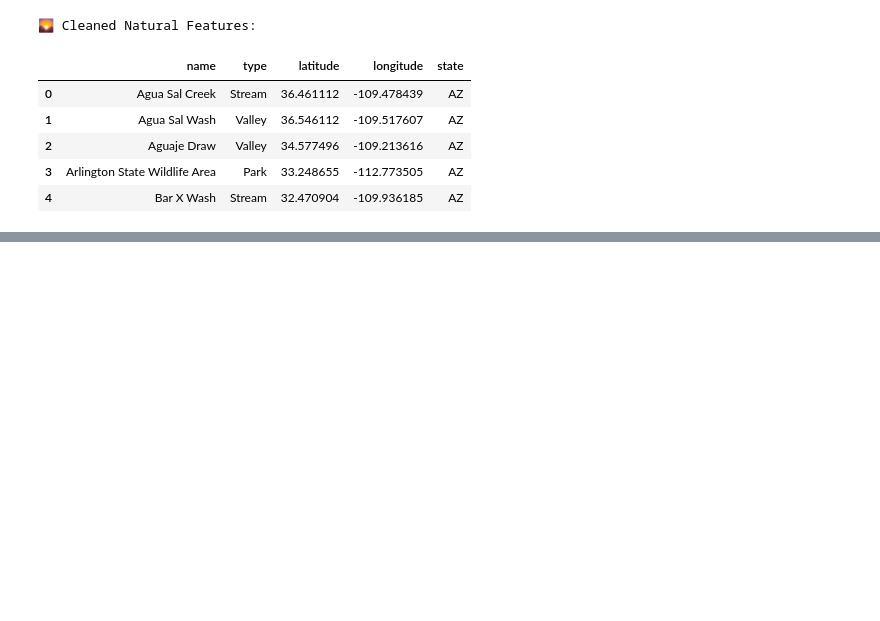
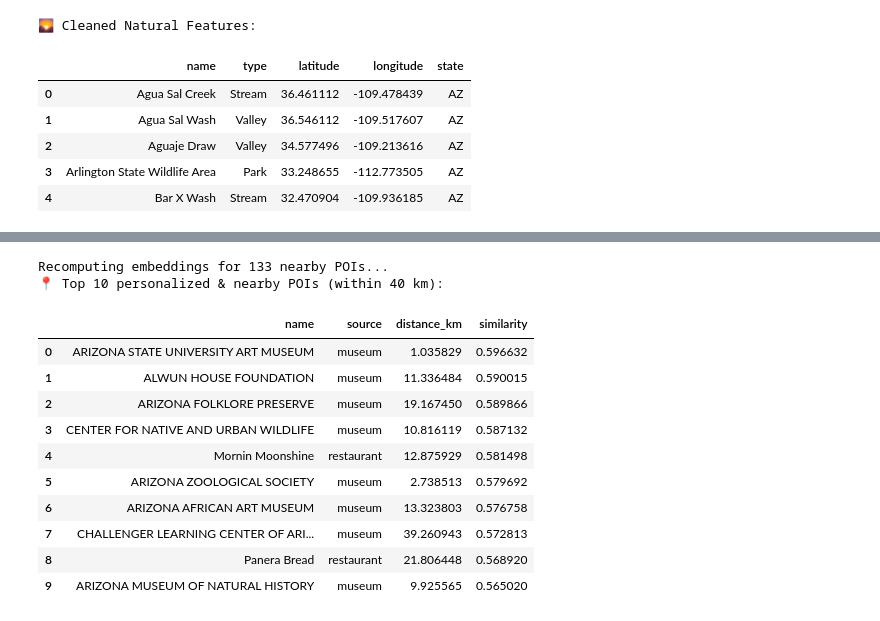
Before and after one commit to rajeshsawant98/genai-travel-planner, a Jupyter notebook: travel-planner-personalized-itinerary-generator.ipynb, the cells around one changed output, grey strips where cells are left out. Drawn from its saved outputs; the diff is of its cells as text; code cells hidden in the pictures; blank space fills up the shorter version.

Commit message:
Kaggle Notebook | Travel Planner: Personalized Itinerary Generator | Version 8

```diff
--- a/travel-planner-personalized-itinerary-generator.ipynb
+++ b/travel-planner-personalized-itinerary-generator.ipynb
@@ -133,0 +185,5 @@ display(gnis_poi.head())
+# %%
+# 🌵 Filter all POIs to Arizona
+museums_poi = museums_poi[museums_poi["state"] == "AZ"]
+yelp_poi = yelp_poi[yelp_poi["state"] == "AZ"]
+gnis_poi = gnis_poi[gnis_poi["state"] == "AZ"]
@@ -133,0 +297,72 @@ display(gnis_poi.head())
+# %%
+from math import radians, cos, sin, sqrt, atan2
+from sklearn.metrics.pairwise import cosine_similarity
+import numpy as np
+
+# 🌍 Define user's location (Tempe, AZ)
+user_lat = 33.4255
+user_lon = -111.9400
+
+# 📏 Haversine distance function
+def haversine(lat1, lon1, lat2, lon2):
+    R = 6371
+    dlat = radians(lat2 - lat1)
+    dlon = radians(lon2 - lon1)
+    a = sin(dlat/2)**2 + cos(radians(lat1)) * cos(radians(lat2)) * sin(dlon/2)**2
+    c = 2 * atan2(sqrt(a), sqrt(1-a))
+    return R * c
+
+# 📉 Compute distance for all POIs
+unified_pois["distance_km"] = unified_pois.apply(
+    lambda row: haversine(user_lat, user_lon, float(row["latitude"]), float(row["longitude"])),
+    axis=1
+)
+
+# ✅ Filter to 40 km radius
+nearby_pois = unified_pois[unified_pois["distance_km"] <= 40].copy().reset_index(drop=True)
+
+# 🔢 Recompute Gemini embeddings only for nearby POIs
+print(f"Recomputing embeddings for {len(nearby_pois)} nearby POIs...")
+poi_embeddings = []
+for text in nearby_pois["text"]:
+    response = genai.embed_content(
+        model="models/embedding-001",
+        content=text,
+        task_type="RETRIEVAL_DOCUMENT"
+    )
+    poi_embeddings.append(response["embedding"])
+
+# 🧠 Embed user interest again (if not already)
+user_embedding = genai.embed_content(
+    model="models/embedding-001",
+    content=user_interest,
+    task_type="RETRIEVAL_QUERY"
+)["embedding"]
+
+# 🔁 Cosine similarity
+poi_embeddings_np = np.array(poi_embeddings)
+user_embedding_np = np.array(user_embedding).reshape(1, -1)
+cosine_similarities = cosine_similarity(user_embedding_np, poi_embeddings_np)[0]
+
+# 📊 Add similarity score and rank
+nearby_pois["similarity"] = cosine_similarities
+ranked_pois = nearby_pois.sort_values(by=["similarity", "distance_km"], ascending=[False, True])
+personalized_pois = ranked_pois.head(10).reset_index(drop=True)
+
+# ✅ Show results
+print("📍 Top 10 personalized & nearby POIs (within 40 km):")
+display(personalized_pois[["name", "source", "distance_km", "similarity"]])
+# %% [output]
+Recomputing embeddings for 133 nearby POIs...
+📍 Top 10 personalized & nearby POIs (within 40 km):
+|  | name | source | distance_km | similarity |
+| 0 | ARIZONA STATE UNIVERSITY ART MUSEUM | museum | 1.035829 | 0.596632 |
+| 1 | ALWUN HOUSE FOUNDATION | museum | 11.336484 | 0.590015 |
+| 2 | ARIZONA FOLKLORE PRESERVE | museum | 19.167450 | 0.589866 |
+| 3 | CENTER FOR NATIVE AND URBAN WILDLIFE | museum | 10.816119 | 0.587132 |
+| 4 | Mornin Moonshine | restaurant | 12.875929 | 0.581498 |
+| 5 | ARIZONA ZOOLOGICAL SOCIETY | museum | 2.738513 | 0.579692 |
+| 6 | ARIZONA AFRICAN ART MUSEUM | museum | 13.323803 | 0.576758 |
+| 7 | CHALLENGER LEARNING CENTER OF ARI... | museum | 39.260943 | 0.572813 |
+| 8 | Panera Bread | restaurant | 21.806448 | 0.568920 |
+| 9 | ARIZONA MUSEUM OF NATURAL HISTORY | museum | 9.925565 | 0.565020 |
```
Also changed, not shown: parts of 10 cells of this notebook.
